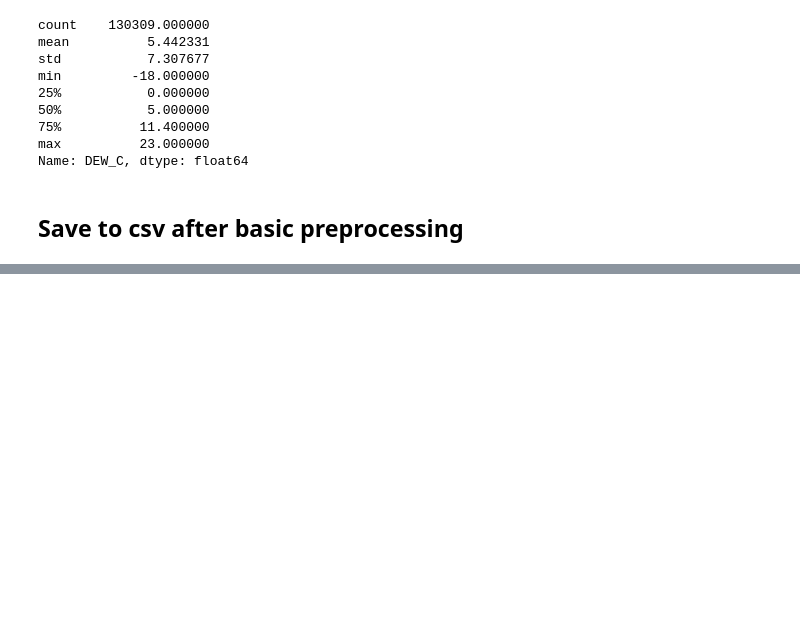
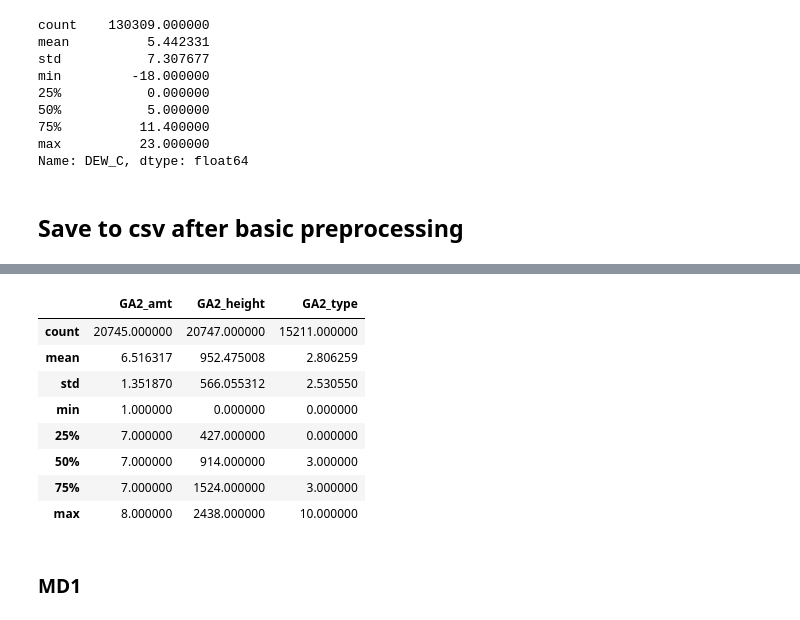
Before and after one commit to banacchini/air-ppm-hackathon, a Jupyter notebook: notebooks/02_weather_preprocessing.ipynb, the cells around one changed output, grey strips where cells are left out. Saved outputs shown, nothing was run; the diff lists cells and outputs as text; code cells hidden in the pictures; blank space fills up the shorter version.

Commit message:
pre-imputation algorithm weather processing

```diff
--- a/notebooks/02_weather_preprocessing.ipynb
+++ b/notebooks/02_weather_preprocessing.ipynb
@@ -378,0 +316,2 @@ Name: count, dtype: int64
+# %%
+df = pd.read_csv("../data/processed/weather_basic_preprocessing.csv")
@@ -378,0 +413,36 @@ Name: count, dtype: int64
+# %%
+# Split GA2 into 6 subcolumns
+df[['GA2_amt', 'GA2_q1', 'GA2_height', 'GA2_q2', 'GA2_type', 'GA2_q3']] = df['GA2'].str.split(',', expand=True)
+
+# Convert to numeric
+df['GA2_amt']    = pd.to_numeric(df['GA2_amt'], errors='coerce')
+df['GA2_height'] = pd.to_numeric(df['GA2_height'], errors='coerce')
+df['GA2_type']   = pd.to_numeric(df['GA2_type'], errors='coerce')
+
+# Handle missing codes (99 for amount/type, 99999 for height)
+df['GA2_amt']    = df['GA2_amt'].replace(99, np.nan)
+df['GA2_height'] = df['GA2_height'].replace(99999, np.nan)
+df['GA2_type']   = df['GA2_type'].replace(99, np.nan)
+
+# Keep only reliable measures (quality flags == "1")
+df.loc[df["GA2_q1"] != "1", 'GA2_amt']    = np.nan
+df.loc[df["GA2_q2"] != "1", 'GA2_height'] = np.nan
+df.loc[df["GA2_q3"] != "1", 'GA2_type']   = np.nan
+
+# Drop original + quality flags
+df = df.drop(columns=['GA2', 'GA2_q1', 'GA2_q2', 'GA2_q3'])
+
+# Quick check
+df[["GA2_amt", "GA2_height", "GA2_type"]].describe()
+# %% [output]
+|  | GA2_amt | GA2_height | GA2_type |
+| count | 20745.000000 | 20747.000000 | 15211.000000 |
+| mean | 6.516317 | 952.475008 | 2.806259 |
+| std | 1.351870 | 566.055312 | 2.530550 |
+| min | 1.000000 | 0.000000 | 0.000000 |
+| 25% | 7.000000 | 427.000000 | 0.000000 |
+| 50% | 7.000000 | 914.000000 | 3.000000 |
+| 75% | 7.000000 | 1524.000000 | 3.000000 |
+| max | 8.000000 | 2438.000000 | 10.000000 |
+# %% [markdown]
+### MD1
```
Also changed, not shown: parts of 23 cells of this notebook, 5 other files.
